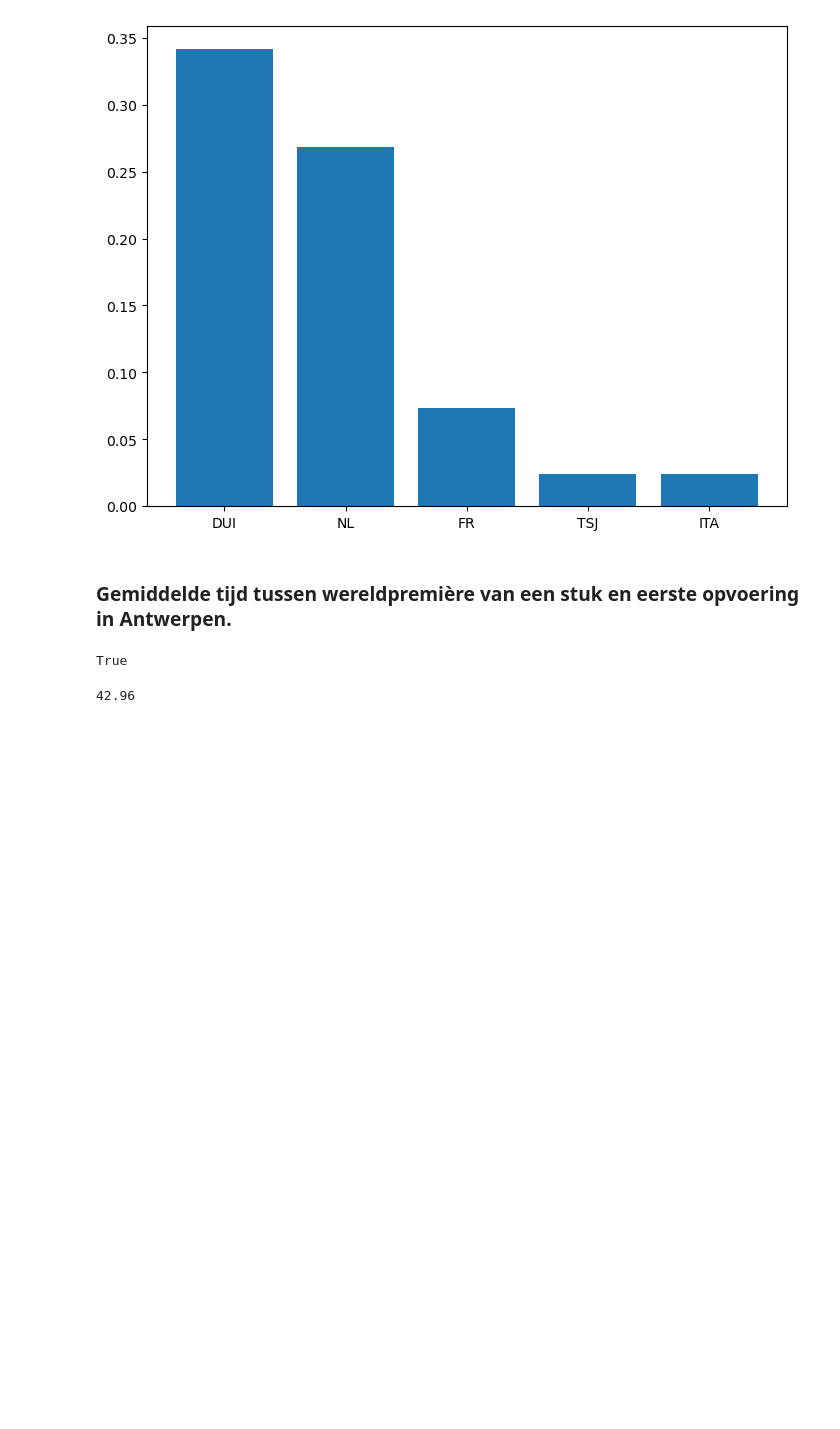
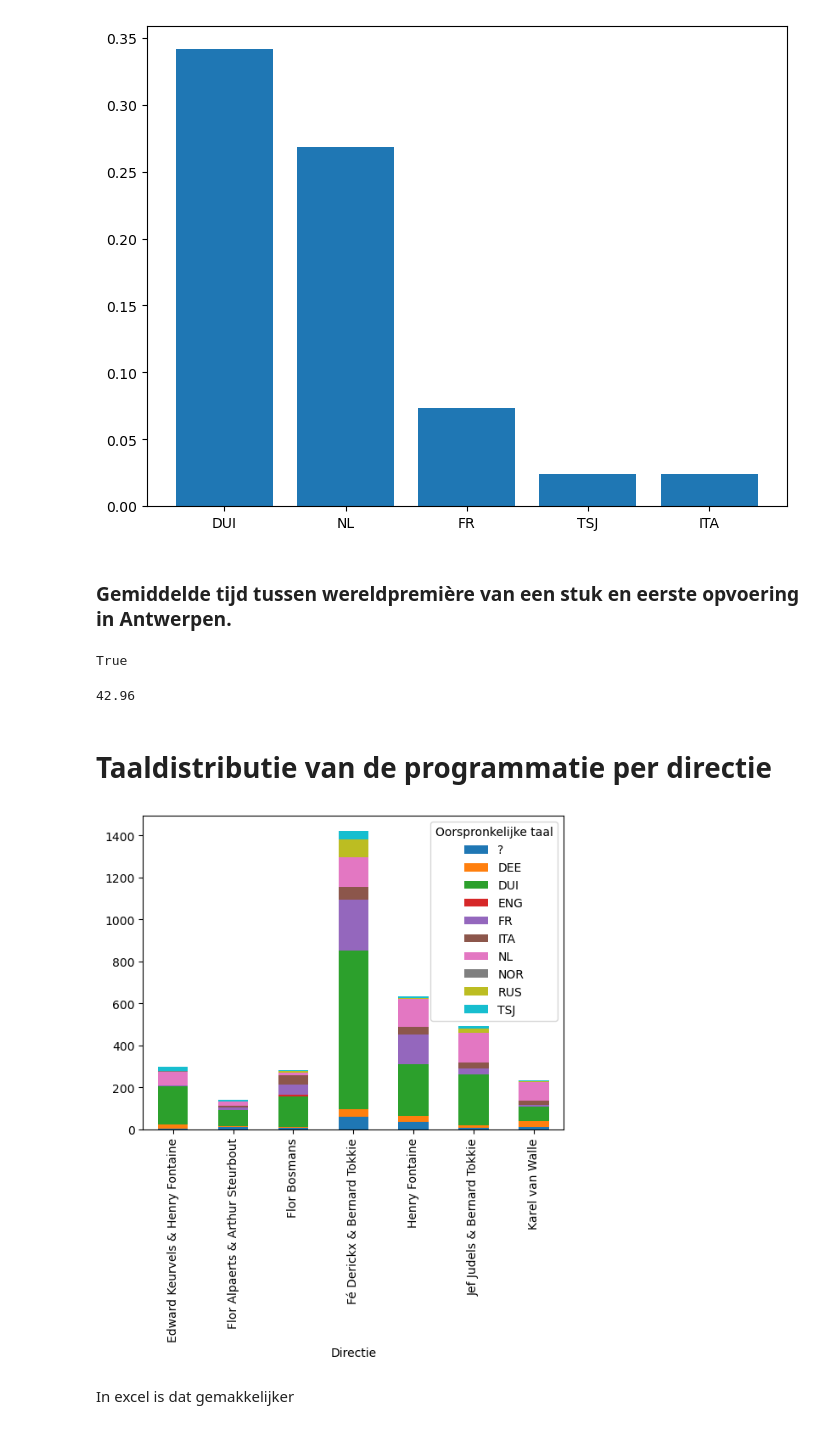
Before and after one commit to MonaDT/OPERA, a Jupyter notebook: notebooks/Data_exploration.ipynb, the cells around one changed output. Drawn from its saved outputs; the diff is of its cells as text; code cells hidden in the pictures; blank space fills up the shorter version.

```diff
--- a/notebooks/Data_exploration.ipynb
+++ b/notebooks/Data_exploration.ipynb
@@ -208,3 +208,15 @@ def Average(lst):
 round(Average(result), 2)
 # %% [output]
 42.96
+# %% [markdown]
+# Taaldistributie van de programmatie per directie
+# %%
+table = pd.pivot_table(df, values='Afbeelding', index='Directie',
+                    columns='Oorspronkelijke taal', aggfunc='count')
+# %%
+table.plot(kind='bar', stacked=True );
+#Probeer hier nog 100% stacked bar-charts van te maken!!!
+# %% [output]
+[figure, added]
+# %% [markdown]
+In excel is dat gemakkelijker
```
Also changed, not shown: parts of 1 cell of this notebook, 1 other file.
